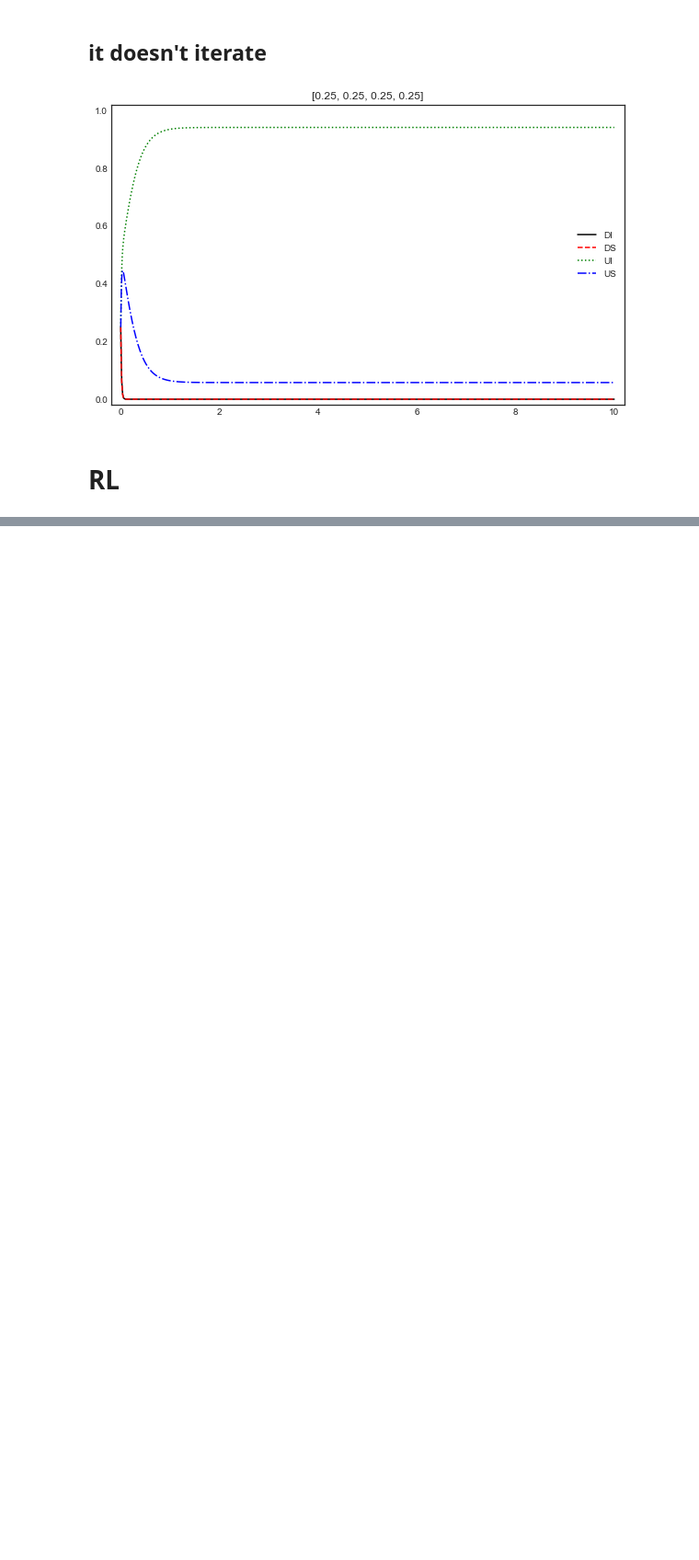
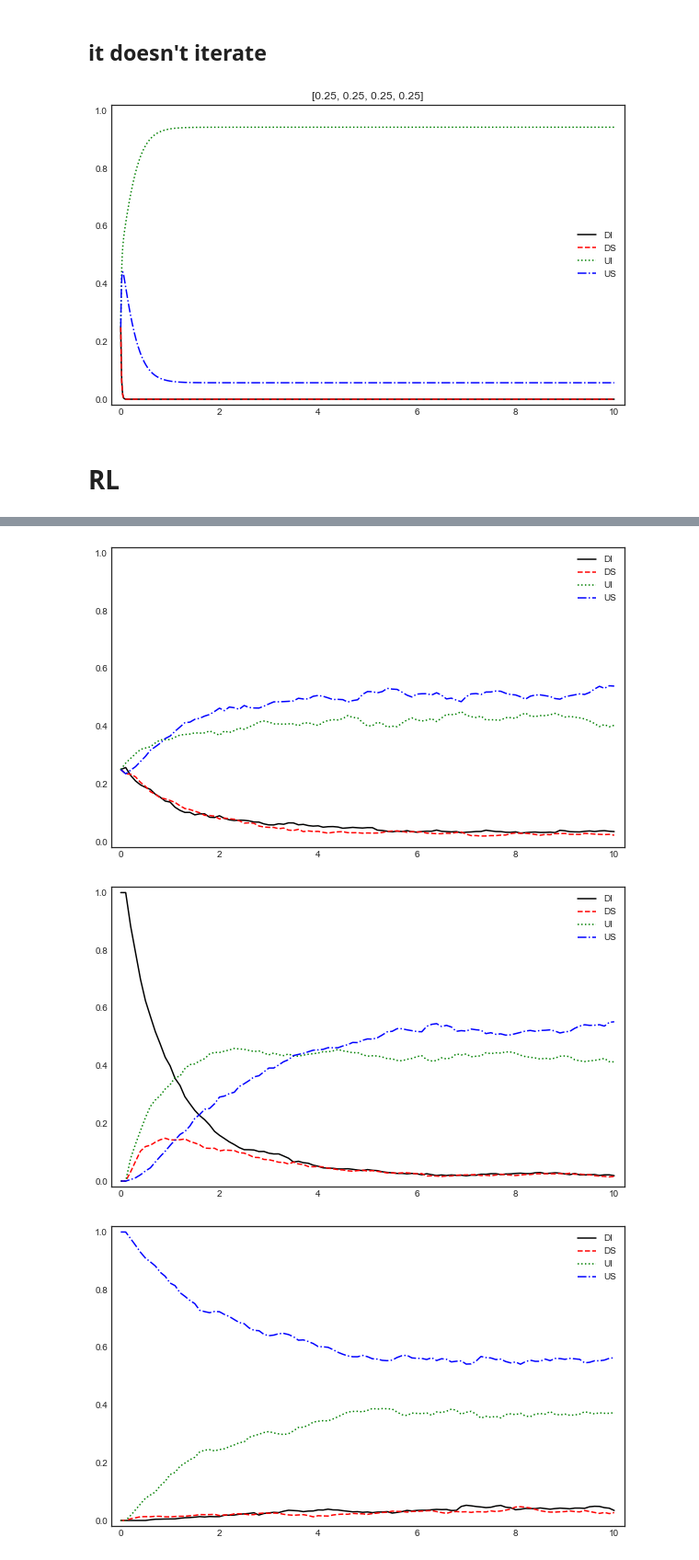
Before and after one commit to alexbstl/meanfield-cybersecurity, a Jupyter notebook: Meanfield_Cybersecurity-Jimin-RL.ipynb, the cells around one changed output, grey strips where cells are left out. Shown at 92% size. Cells and saved outputs as stored; diff of their text form; code cells hidden in the pictures; blank space fills up the shorter version.

```diff
--- a/Meanfield_Cybersecurity-Jimin-RL.ipynb
+++ b/Meanfield_Cybersecurity-Jimin-RL.ipynb
@@ -317,0 +393,2 @@ q_table
+# %%
+μ_flow_cases_30000 = [run_RL(μ0, n_episode=30000)[0] for μ0 in [μ0_1, μ0_2, μ0_3]]
@@ -317,0 +402,7 @@ q_table
+# %%
+for μ_flow_case in μ_flow_cases_30000:
+    μ_flow_case.plot(**param_plot)
+# %% [output]
+[figure, added]
+[figure, added]
+[figure, added]
```
Also changed, not shown: parts of 13 cells of this notebook, 1 other file.
